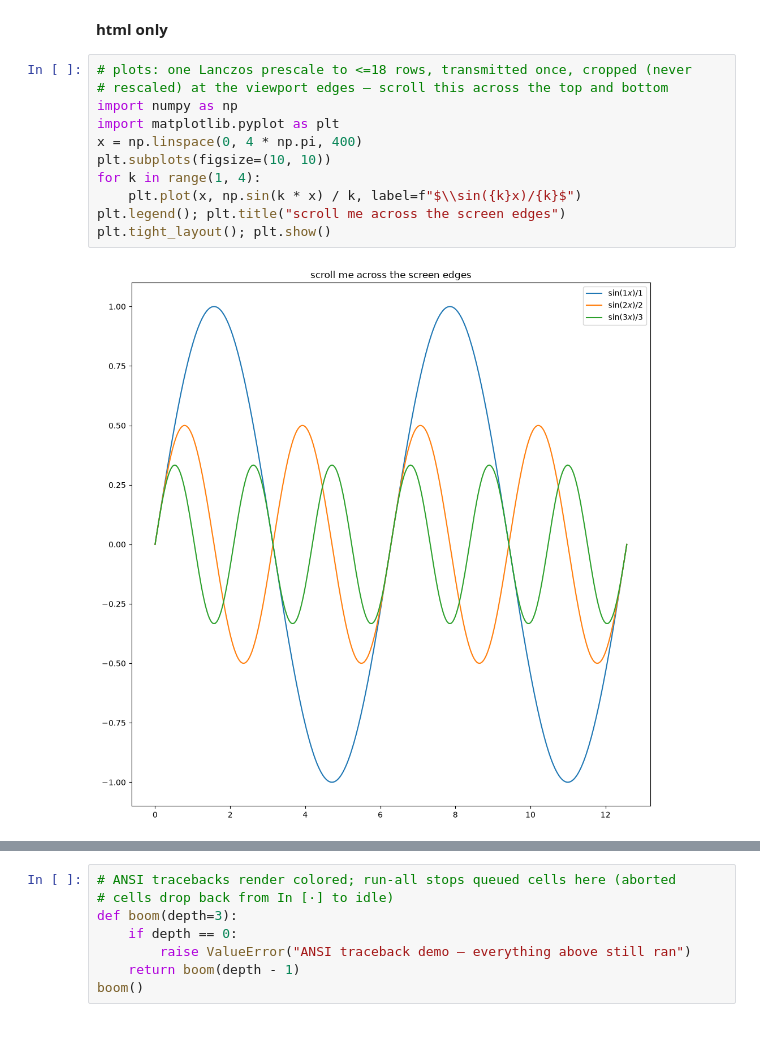
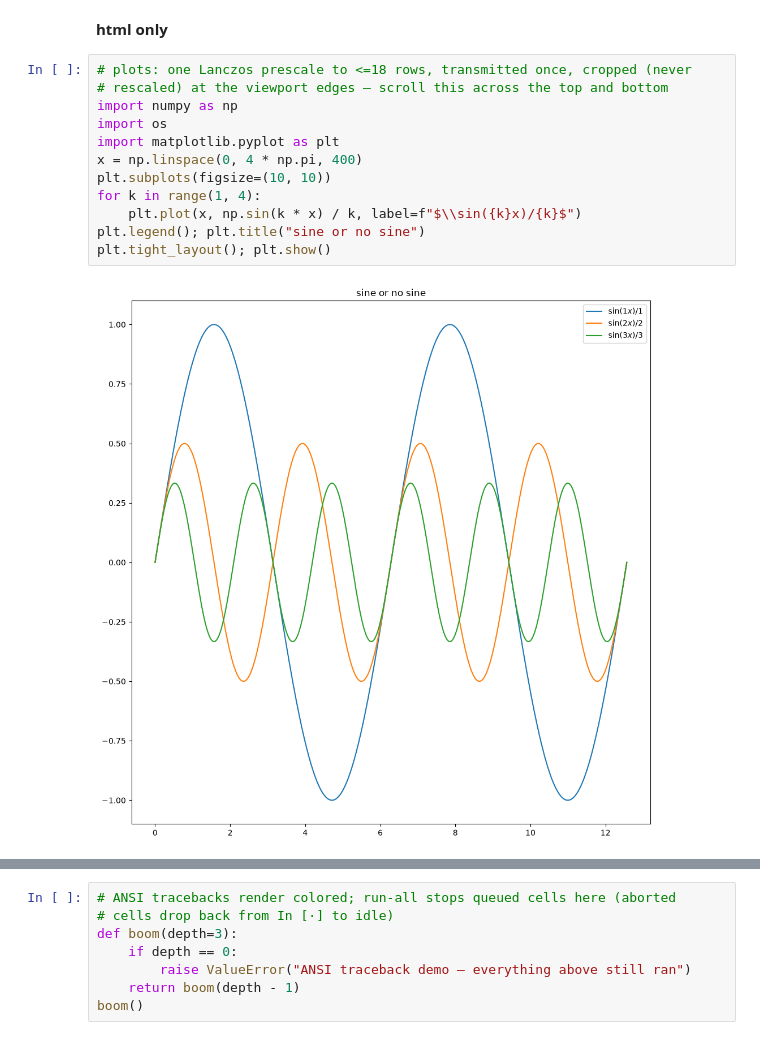
Before and after one commit to samox73/jotter, a Jupyter notebook: showcase.ipynb, the cells around one changed output, grey strips where cells are left out. Saved outputs shown, nothing was run; the diff lists cells and outputs as text.

```diff
--- a/showcase.ipynb
+++ b/showcase.ipynb
@@ -143,16 +143,17 @@ html only
 # %%
 # plots: one Lanczos prescale to <=18 rows, transmitted once, cropped (never
 # rescaled) at the viewport edges — scroll this across the top and bottom
 import numpy as np
+import os
 import matplotlib.pyplot as plt
 x = np.linspace(0, 4 * np.pi, 400)
 plt.subplots(figsize=(10, 10))
 for k in range(1, 4):
     plt.plot(x, np.sin(k * x) / k, label=f"$\\sin({k}x)/{k}$")
-plt.legend(); plt.title("scroll me across the screen edges")
+plt.legend(); plt.title("sine or no sine")
 plt.tight_layout(); plt.show()
 # %% [output]
-[figure, old version]
+[figure, new version]
 # %%
 # input() prompts in the status line (Esc sends empty, Ctrl+C interrupts)
 name = input("your name: ")
```
Also changed, not shown: parts of 1 cell of this notebook, 11 other files.
